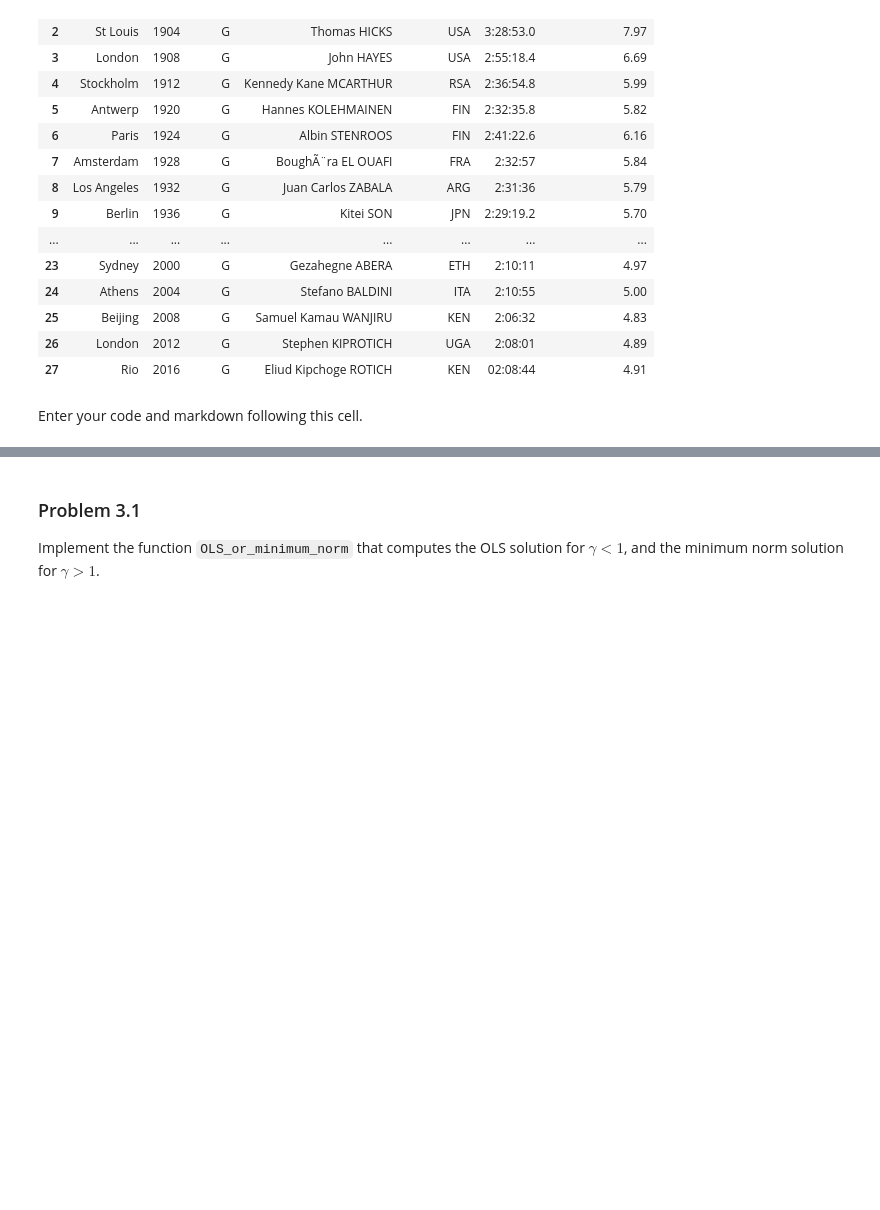
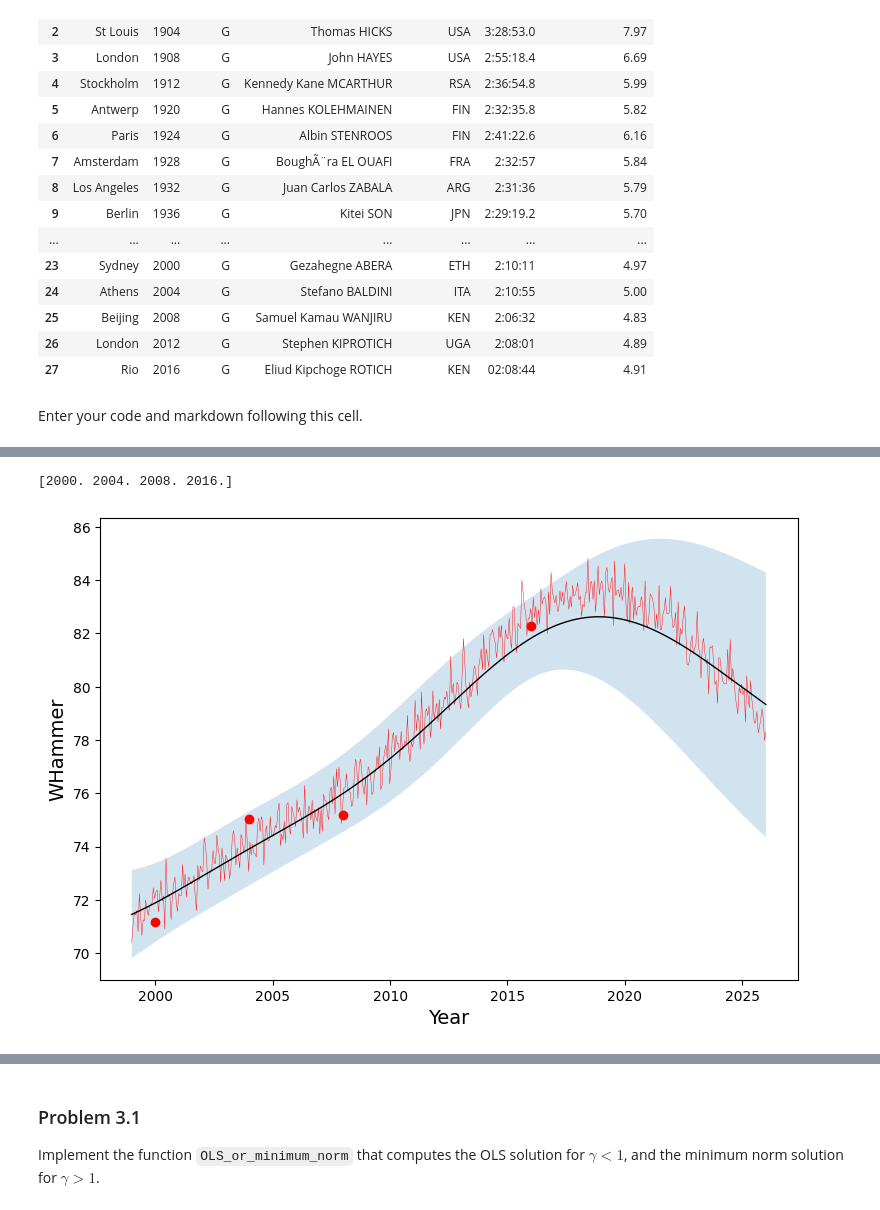
Before and after one commit to hop324/IML, a Jupyter notebook: assignments/assn2/assn2.ipynb, the cells around one changed output, grey strips where cells are left out. Drawn from its saved outputs; the diff is of its cells as text; code cells hidden in the pictures; blank space fills up the shorter version.

```diff
--- a/assignments/assn2/assn2.ipynb
+++ b/assignments/assn2/assn2.ipynb
@@ -504,0 +512,26 @@ gp_olympic_event(
+# %%
+whammer = dat[dat['Event'] == 'Hammer Throw Women']
+whammer = whammer[whammer['Medal'] == 'G']
+whammer = whammer.sort_values('Year')
+
+result_wh = np.array(whammer['Result'], dtype=float)
+year_wh = np.array(whammer['Year'], dtype=float)
+
+print(year_wh)
+
+mask = ~np.isnan(result_wh)
+result_wh = result_wh[mask]
+year_wh = year_wh[mask]
+
+gp_olympic_event(
+    year=year_wh,
+    result=result_wh,
+    kernel=K_fun,
+    mean= lambda x: mu_fun(x, np.mean(result_wh)),
+    noise=0.3,
+    event_name="WHammer",
+    h=7
+)
+# %% [output]
+[2000. 2004. 2008. 2016.]
+[figure, added]
```
Also changed, not shown: parts of 10 cells of this notebook.
